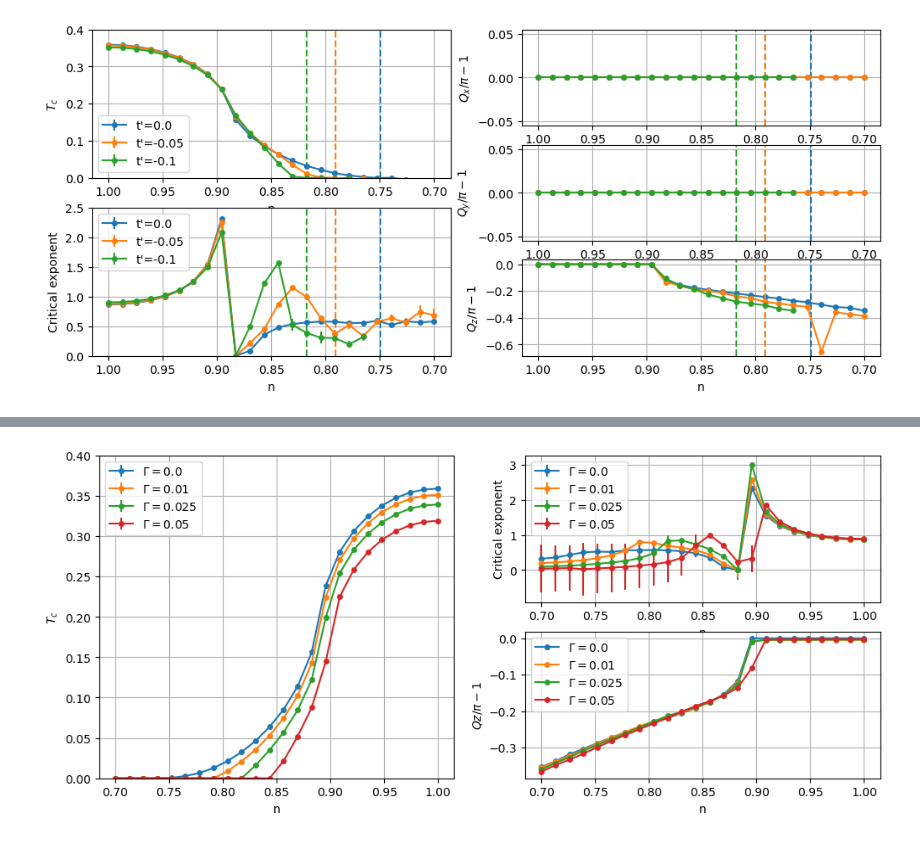
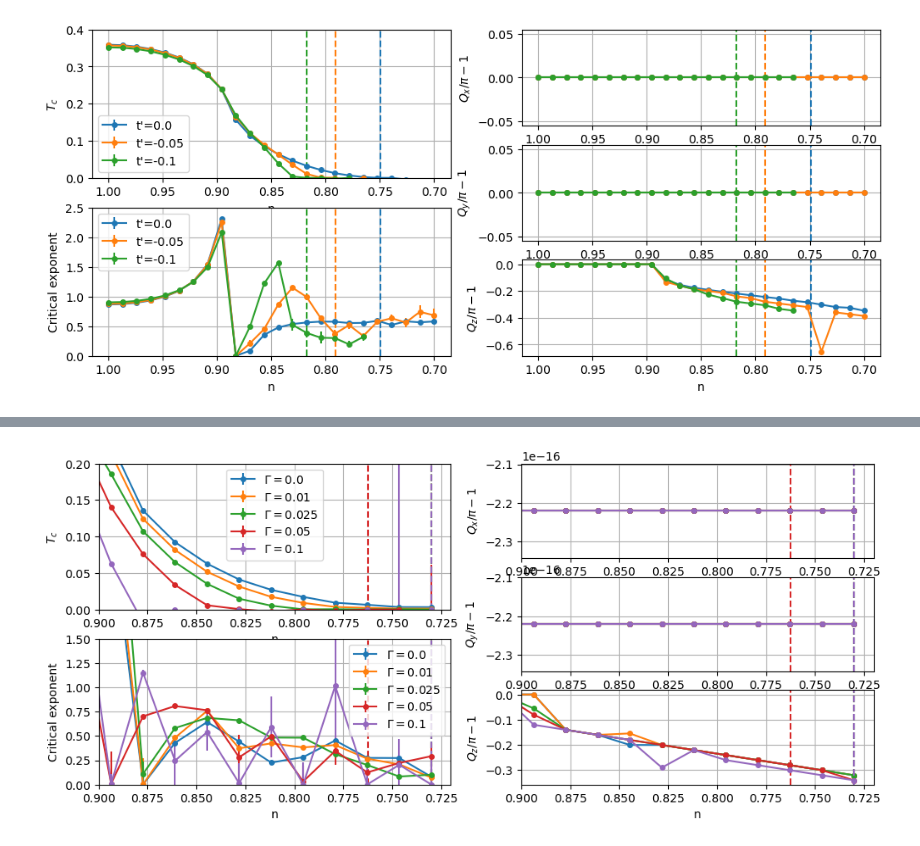
Before and after one commit to cctort/quantum_criticality, a Jupyter notebook: chi_rpa.ipynb, the cells around one changed output, grey strips where cells are left out. Drawn from its saved outputs; the diff is of its cells as text; code cells hidden in the pictures.

```diff
--- a/chi_rpa.ipynb
+++ b/chi_rpa.ipynb
@@ -192,7 +192,7 @@ par_dict = {'U': U, 'n': n, 'T': T_list}
 title = f'Cubic lattice, Lindhard, RPA (U={U}, n={n})'
 
 nk_list = list(range(140, 151, 1))
-sweep_dict = [{'par_dict': par_dict, 'nk': nk, 'fit': True} for nk in nk_list]
+sweep_dict = [{'par_dict': par_dict, 'nk': nk, 'fit': True, 'method': 'lindhard', 'q_path': ([1,1,0], [1,1,1])} for nk in nk_list]
 results_list = sweep_parallel(sweep_chirpa, sweep_dict, n_jobs=11)
 
 results_avg = results_list[-1].copy()
@@ -566,6 +552,7 @@ ax = [fig.add_subplot(1,2,1),
 for a in ax:
     a.grid()
     a.set_xlabel('n')
+    a.set_xlim(0.7, 1)
     a.invert_xaxis()
 
 ax[0].set_ylim(0., 0.4)
@@ -576,9 +563,9 @@ ax[1].set_ylabel('Critical exponent')
 ax[2].set_ylabel(r'$Q_z/\pi-1$')
 
 results = HDFread_list(f'{save_dir}/nTdiag_U3tp0.00', ['Xc', 'Xc_err', 'gamma', 'gamma_err', 'Qc'])
-n_fits = len(results['Xc'][0])
+n_fits = len(results['Xc'][0]) - 1
 
-for i in range(n_fits):
+for i in range(n_fits)[:2]:
 
     n_list = [par_list[0]['n'] for par_list in results['par_list']]
     Qz = [Q[i][-1]-1 for Q in results['Qc']]
@@ -712,10 +692,11 @@ ax = [fig.add_subplot(2,2,1),
 for a in ax:
     a.grid()
     a.set_xlabel('n')
+    a.set_xlim(0.72, 0.9)
     a.invert_xaxis()
 
-ax[0].set_ylim(0., 0.4)
-ax[1].set_ylim(0., 2.5)
+ax[0].set_ylim(0., 0.2)
+ax[1].set_ylim(0., 1.5)
 
 ax[0].set_ylabel('$T_c$')
 ax[1].set_ylabel('Critical exponent')
@@ -723,7 +704,7 @@ ax[2].set_ylabel(r'$Q_x/\pi-1$')
 ax[3].set_ylabel(r'$Q_y/\pi-1$')
 ax[4].set_ylabel(r'$Q_z/\pi-1$')
 
-tp_list = [0., 0.05, 0.1]
+tp_list = [0., 0.05, 0.1, 0.15, 0.2]
 for i, tp in enumerate(tp_list):
 
     results = HDFread_list(f'{save_dir}/nTdiag_U3tp{tp:.2f}',
@@ -756,7 +737,7 @@ n_list = np.linspace(0.7, 1., 24)
 T_list = np.linspace(0., 0.05, 15)
 
 nk = 150
-n_iw = 128
+niw = 128
 tp_list = [-0.05, -0.1]
 for i, tp in enumerate(tp_list):
 
@@ -772,7 +753,7 @@ for i, tp in enumerate(tp_list):
     for i, n in enumerate(n_list):
         par_list.append({'U': U, 'n': n, 'T': T_list + max(Tc[i], 0.005)})
 
-    sweep_dict = [{'par_dict': par_dict, 'nk': nk, 'fit': True, 'tp': tp, 'method': 'matsubara_fft', 'n_iw': n_iw, 'n_iw_extr': True} for par_dict in par_list]
+    sweep_dict = [{'par_dict': par_dict, 'nk': nk, 'fit': True, 'tp': tp, 'method': 'matsubara_fft', 'niw': niw, 'niw_extr': True} for par_dict in par_list]
     results = sweep_parallel(sweep_chirpa, sweep_dict, n_jobs=6, save_file=file)
 
     Tc = np.array([res['Xc'] for res in results])
@@ -915,40 +948,50 @@ Warning: could not identify MPI environment!
 # %%
 fig = plt.figure(figsize=(12, 5))
-ax = [fig.add_subplot(1,2,1),
-      fig.add_subplot(2,2,2),
-      fig.add_subplot(2,2,4)]
+ax = [fig.add_subplot(2,2,1),
+      fig.add_subplot(2,2,3),
+      fig.add_subplot(3,2,2),
+      fig.add_subplot(3,2,4),
+      fig.add_subplot(3,2,6)]
+
 for a in ax:
     a.grid()
     a.set_xlabel('n')
+    a.set_xlim(0.72, 0.9)
+    a.invert_xaxis()
 
-ax[0].set_ylim(0., 0.4)
+ax[0].set_ylim(0., 0.2)
+ax[1].set_ylim(0., 1.5)
 
 ax[0].set_ylabel('$T_c$')
 ax[1].set_ylabel('Critical exponent')
-ax[2].set_ylabel(r'$Qz/\pi-1$')
+ax[2].set_ylabel(r'$Q_x/\pi-1$')
+ax[3].set_ylabel(r'$Q_y/\pi-1$')
+ax[4].set_ylabel(r'$Q_z/\pi-1$')
 
-Gamma_list = [0., 0.01, 0.025, 0.05]
+Gamma_list = [0., 0.01, 0.025, 0.05, 0.1]
 for i, Gamma in enumerate(Gamma_list):
 
     results = HDFread_list(f'{save_dir}/nTdiag_U3g{Gamma:.3f}',
                  ['Xc', 'Xc_err', 'gamma', 'gamma_err', 'Qc'])
 
     n_list = [par_list[0]['n'] for par_list in results['par_list']]
-    Qz = [Q[-1]-1 for Q in results['Qc']]
+    Qi = [[Q[i]-1 for Q in results['Qc']] for i in range(3)]
 
-    ax[0].errorbar(n_list, results['Xc'], results['Xc_err'], fmt='o-', label=f"$\Gamma={Gamma}$", markersize=4)
-    ax[1].errorbar(n_list, results['gamma'], results['gamma_err'], fmt='o-', label=f"$\Gamma={Gamma}$", markersize=4)
-    line = ax[2].plot(n_list, Qz, 'o-', label=f"$\Gamma={Gamma}$", markersize=4)
+    line = ax[0].errorbar(n_list, results['Xc'], results['Xc_err'], fmt='o-', label=rf"$\Gamma={Gamma}$", markersize=4)
+    ax[1].errorbar(n_list, results['gamma'], results['gamma_err'], fmt='o-', label=rf"$\Gamma={Gamma}$", markersize=4)
+    for i, a in enumerate(ax[2:]):
+        a.plot(n_list, Qi[i], 'o-', markersize=4)
 
     color = line[0].get_color()
+
     n_crit = np.interp(0., results['Xc'], n_list)
     for a in ax:
-        #a.axvline(n_crit, linestyle='--', color=color)
-        a.legend()
+        a.axvline(n_crit, linestyle='--', color=color)
 
-    for a in ax:
-        a.legend()
+    ax[0].legend()
+    ax[1].legend()
 
+plt.savefig(f'{save_dir}/postp.png', dpi=100)
 plt.show()
 # %% [output]
-[figure, old version]
+[figure, new version]
```
Also changed, not shown: parts of 16 cells of this notebook, 4 other files.
